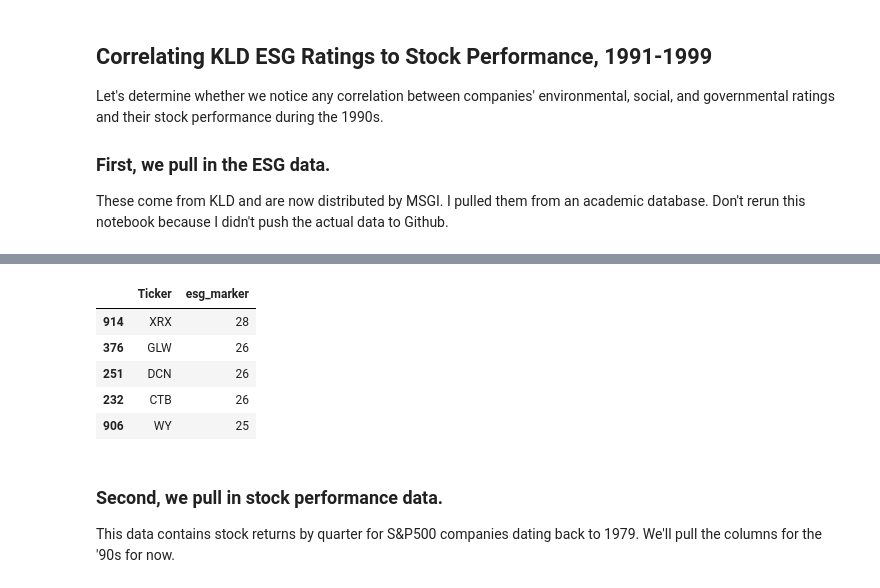
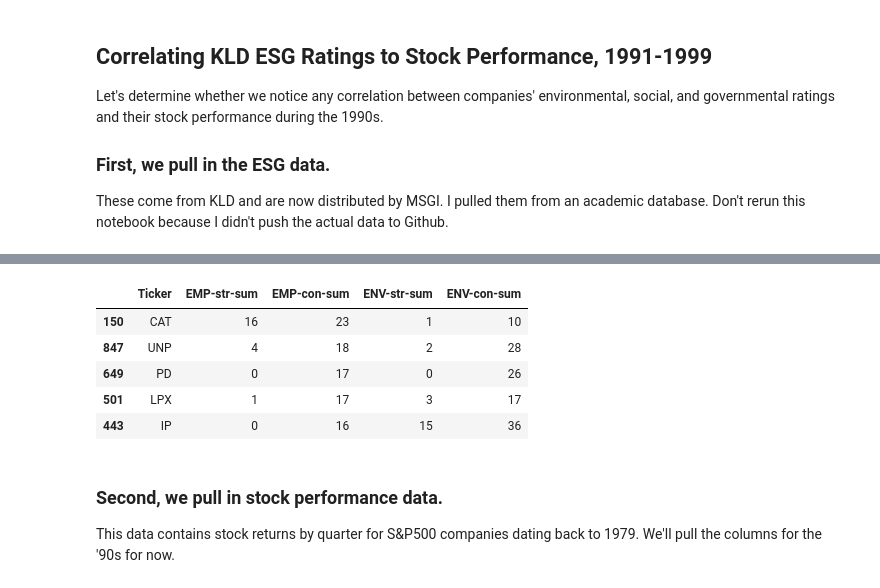
Before and after one commit to chelseatroy/fund_scale, a Jupyter notebook: data_explo/Exploring S&P Ethical Index Data.ipynb, the cells around one changed output, grey strips where cells are left out. Saved outputs shown, nothing was run; the diff lists cells and outputs as text; code cells hidden in the pictures.

```diff
--- a/data_explo/Exploring S&P Ethical Index Data.ipynb
+++ b/data_explo/Exploring S&P Ethical Index Data.ipynb
@@ -69,2 +78,7 @@ aggregate_data['ENV-con-sum'] = aggregate_data[['ENV-con-A','ENV-con-B','ENV-con
+# %%
+def sum_scores_for(dataframe, esg_marker):
+    grouping = dataframe.groupby(['Ticker'])[esg_marker].sum()
+    return pd.DataFrame({esg_marker : grouping}).reset_index()
 # %%
-grouping = aggregate_data.groupby(['Ticker'])['EMP-str-sum'].sum()
+esg_marker_data = sum_scores_for(aggregate_data, 'EMP-str-sum')
+esg_marker_data.head()
@@ -71,13 +92,16 @@ grouping = aggregate_data.groupby(['Ticker'])['EMP-str-sum'].sum()
+# %%
+esg_marker_data['EMP-con-sum'] = sum_scores_for(aggregate_data, 'EMP-con-sum')['EMP-con-sum']
+esg_marker_data['ENV-str-sum'] = sum_scores_for(aggregate_data, 'ENV-str-sum')['ENV-str-sum']
+esg_marker_data['ENV-con-sum'] = sum_scores_for(aggregate_data, 'ENV-con-sum')['ENV-con-sum']
 # %%
-esg_marker_data = pd.DataFrame({'esg_marker' : grouping}).reset_index()
-esg_marker_data.sort_values(by=['esg_marker'], ascending=False).head()
+esg_marker_data.sort_values(by=['EMP-con-sum'], ascending=False).head()
 # %% [output]
-|  | Ticker | esg_marker |
-| 914 | XRX | 28 |
-| 376 | GLW | 26 |
-| 251 | DCN | 26 |
-| 232 | CTB | 26 |
-| 906 | WY | 25 |
+|  | Ticker | EMP-str-sum | EMP-con-sum | ENV-str-sum | ENV-con-sum |
+| 150 | CAT | 16 | 23 | 1 | 10 |
+| 847 | UNP | 4 | 18 | 2 | 28 |
+| 649 | PD | 0 | 17 | 0 | 26 |
+| 501 | LPX | 1 | 17 | 3 | 17 |
+| 443 | IP | 0 | 16 | 15 | 36 |
 # %% [markdown]
 ### Second, we pull in stock performance data.
 
```
Also changed, not shown: parts of 14 cells of this notebook.
